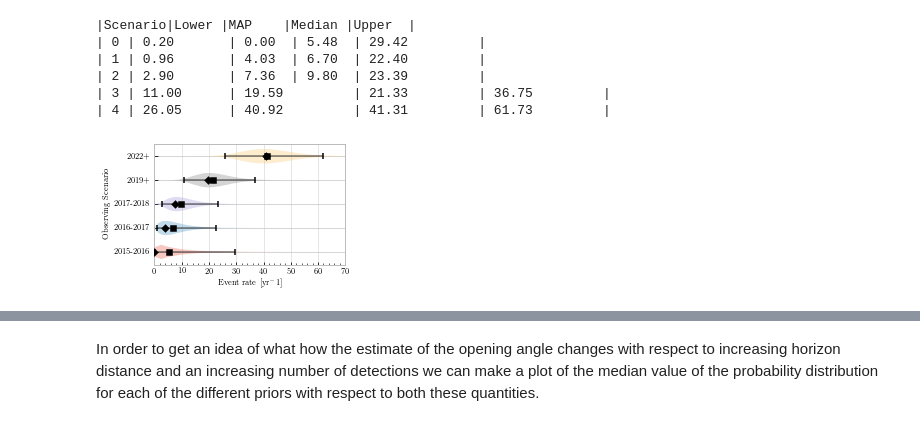
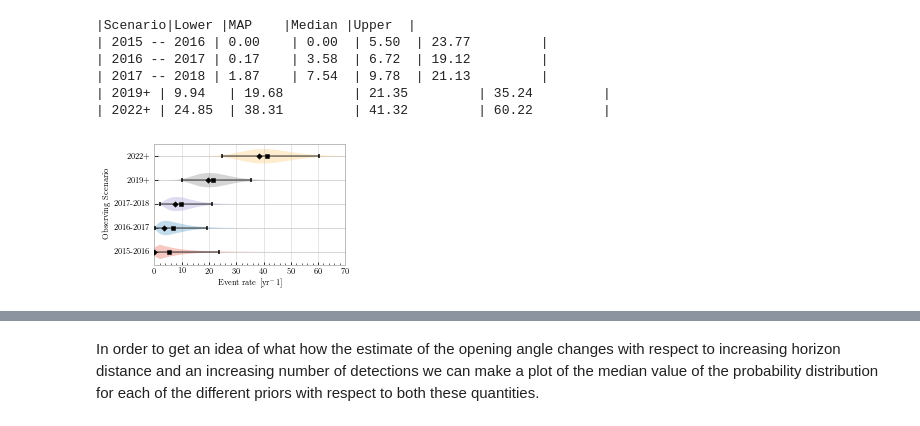
Before and after one commit to transientlunatic/grbeams, a Jupyter notebook: notebooks/GRB Beaming Angle estimation using PyMC3.ipynb, the cells around one changed output, grey strips where cells are left out. Saved outputs shown, nothing was run; the diff lists cells and outputs as text; code cells hidden in the pictures.

```diff
--- a/notebooks/GRB Beaming Angle estimation using PyMC3.ipynb
+++ b/notebooks/GRB Beaming Angle estimation using PyMC3.ipynb
@@ -91,6 +107,35 @@ def grb_model(number_events, background_rate,
         angle = pm.Deterministic("angle", theano.tensor.arccos(costheta))
 
         return model
+# %%
+ with Model() as model:
+        signal_rate = pm.DensityDist('signal_rate',
+                            logp=lambda value: log_signal_rate(value, number_events, background_rate, observation_time),
+                           testval=50)
+
+        n_galaxy = number_mweg_inspiral(horizon)
+
+        cbc_rate = pm.Deterministic('cbc_rate', signal_rate * n_galaxy)
+
+        # Allow the efficiency prior to be switched-out
+        if efficiency_prior == "uniform":
+            efficiency = pm.Uniform('efficiency', 0,1)
+        elif efficiency_prior == "jeffreys":
+            efficiency = pm.Beta('efficiency', 0.5, 0.5)
+        elif isinstance(efficiency_prior, float):
+            efficiency = efficiency_prior
+
+        def cosangle(cbc_rate, efficiency, grb_rate):
+            return T.switch((grb_rate >= cbc_rate*efficiency), -np.Inf,
+                                 (1.0 - ((grb_rate/(cbc_rate*efficiency)))))
+
+        costheta = pm.Deterministic('cos_angle', cosangle(cbc_rate, efficiency, grb_rate)
+
+                                    )
+
+        angle = pm.Deterministic("angle", theano.tensor.arccos(costheta))
+
+        return model
 # %%
 priors = ["uniform", "jeffreys", 1.0, 0.5]
 # %%
@@ -152,4 +197,4 @@ o5_models = []
 for prior in priors:
     o5_models.append( grb_model(number_events, background_rate, observation_time, horizon, grb_rate, prior))
 # %%
-samples = 1000000
+samples = 100000
@@ -318,6 +238,7 @@ height = width / 1.618
 
 f, ax = plt.subplots(1,1, sharex=True, figsize = (width, height))
 priors = ["U(0,1)", "Jeffreys", "$\delta(1)$", "$\delta(0.5)$"]
+scenarios = ["2015 -- 2016", "2016 -- 2017", "2017 -- 2018", "2019+", "2022+"]
 print "|Scenario|Lower\t|MAP\t|Median\t|Upper\t|"
 
 pos = [.5, 1, 1.5, 2, 2.5]
@@ -331,41 +252,42 @@ for i, trace in enumerate([o1_traces, o2_traces, o3_traces, o4_traces, o5_traces
 
     parts = ax.violinplot(data, [pos[i]], points=50, widths=0.3, vert= False,
                      #showmeans = True, showmedians=True,
                       showmeans=False, showextrema=False, showmedians=False)
 
-    lower, medians, upper = np.percentile(data, [2.5, 50, 97.50])
+    lower_p , medians, upper_p = np.percentile(data, [2.5, 50, 97.50])
+    lower, upper = pymc3.stats.hpd(data, alpha=0.05)
     hist = np.histogram(data, bins = 50)
     MAP = hist[1][np.argmax(hist[0])]
 
 
 
     ax.hlines(pos[i], lower, upper, color='#333333', linestyle='-', lw=2, alpha = 0.5)
 
-    ax.scatter( [lower, upper], [pos[i]]*2, marker='|', color='k', s=30, zorder=3)
-    ax.scatter( [MAP], pos[i], marker='D', color='k', s=30, zorder=3)
-    ax.scatter( [medians], pos[i], marker='s', color='k', s=30, zorder=3)
+    ax.scatter( [lower, upper], [pos[i]]*2, marker='|', color='k', s=15, zorder=3)
+    ax.scatter( [MAP], pos[i], marker='D', color='k', s=15, zorder=3)
+    ax.scatter( [medians], pos[i], marker='s', color='k', s=15, zorder=3)
     #ax2.vlines(inds, whiskersMin, whiskersMax, color='k', linestyle='-', lw=1)
 
-    print "| {} | {:.2f}\t | {:.2f}\t | {:.2f}\t | {:.2f}\t |".format(i, lower, MAP, medians, upper)
+    print "| {} | {:.2f}\t | {:.2f}\t | {:.2f}\t | {:.2f}\t |".format(scenarios[i], lower, MAP, medians, upper)
 
 
 axis = ax
 axis.set_yticks(pos)
 axis.set_yticklabels(["2015-2016", "2016-2017", "2017-2018", "2019+", "2022+"])
 axis.set_xlim([0, 70])
 ax.get_xaxis().set_minor_locator(matplotlib.ticker.AutoMinorLocator())
 #ax.get_yaxis().set_minor_locator(matplotlib.ticker.AutoMinorLocator())
 ax.grid(b=True, axis="x", which='major', linewidth=0.5)
 #ax.grid(b=True, which='minor', linewidth=0.5)
 ax.set_xlabel(r"Event rate [yr$^-1$]")
 ax.set_ylabel(r"Observing Scenario")
 f.subplots_adjust(0.21, 0.17, .97, .95, wspace=0.05)
 f.savefig("rate_posteriors_violin.pdf")
 # %% [output]
 |Scenario|Lower |MAP    |Median |Upper  |
-| 0 | 0.20       | 0.00  | 5.48  | 29.42         |
-| 1 | 0.96       | 4.03  | 6.70  | 22.40         |
-| 2 | 2.90       | 7.36  | 9.80  | 23.39         |
-| 3 | 11.00      | 19.59         | 21.33         | 36.75         |
-| 4 | 26.05      | 40.92         | 41.31         | 61.73         |
+| 2015 -- 2016 | 0.00    | 0.00  | 5.50  | 23.77         |
+| 2016 -- 2017 | 0.17    | 3.58  | 6.72  | 19.12         |
+| 2017 -- 2018 | 1.87    | 7.54  | 9.78  | 21.13         |
+| 2019+ | 9.94   | 19.68         | 21.35         | 35.24         |
+| 2022+ | 24.85  | 38.31         | 41.32         | 60.22         |
-[figure, old version]
+[figure, new version]
```
Also changed, not shown: parts of 37 cells of this notebook, 1 other file.
